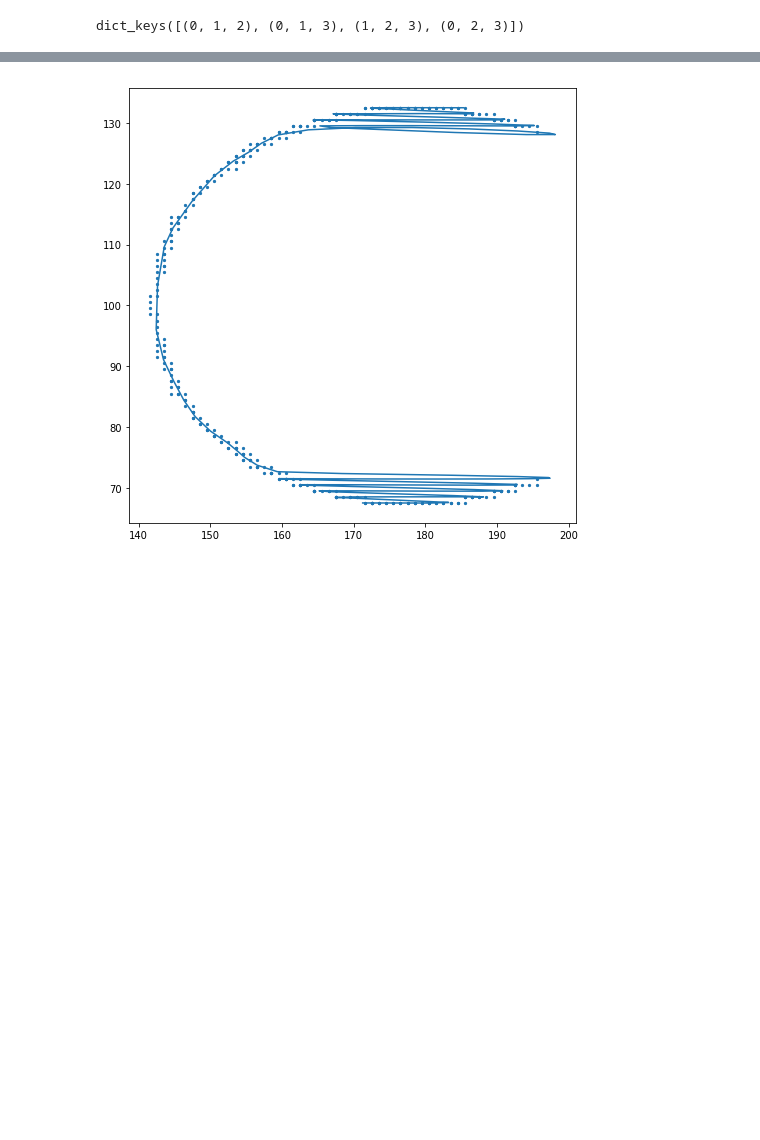
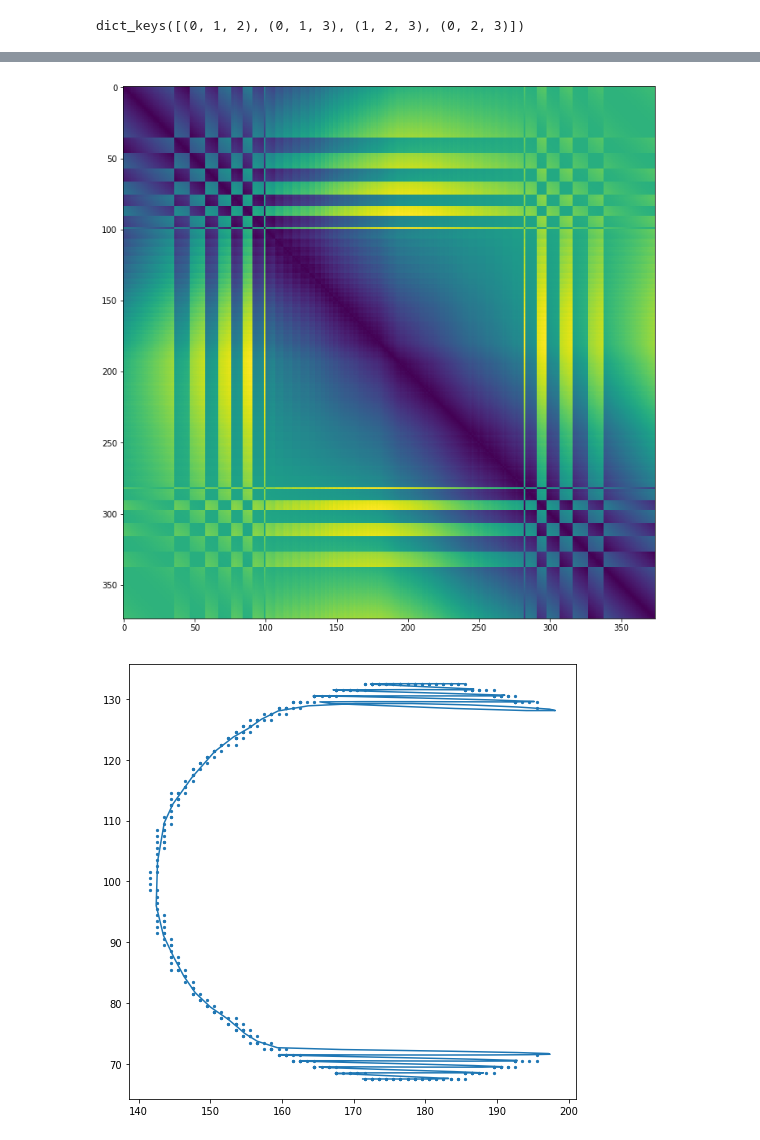
Before and after one commit to amarallab/pyCFI, a Jupyter notebook: notebooks/DEV_anglesJ.ipynb, the cells around one changed output, grey strips where cells are left out. Cells and saved outputs as stored; diff of their text form; code cells hidden in the pictures; blank space fills up the shorter version.

```diff
--- a/notebooks/DEV_anglesJ.ipynb
+++ b/notebooks/DEV_anglesJ.ipynb
@@ -204,0 +210,6 @@ array([ 67.5,  67.5,  67.5,  67.5,  67.5,  67.5,  67.5,  67.5,  67.5,
+# %%
+plt.figure(figsize=(12,12))
+plt.imshow(matrixTJ)
+plt.show()
+# %% [output]
+[figure, added]
```
Also changed, not shown: parts of 8 cells of this notebook.
